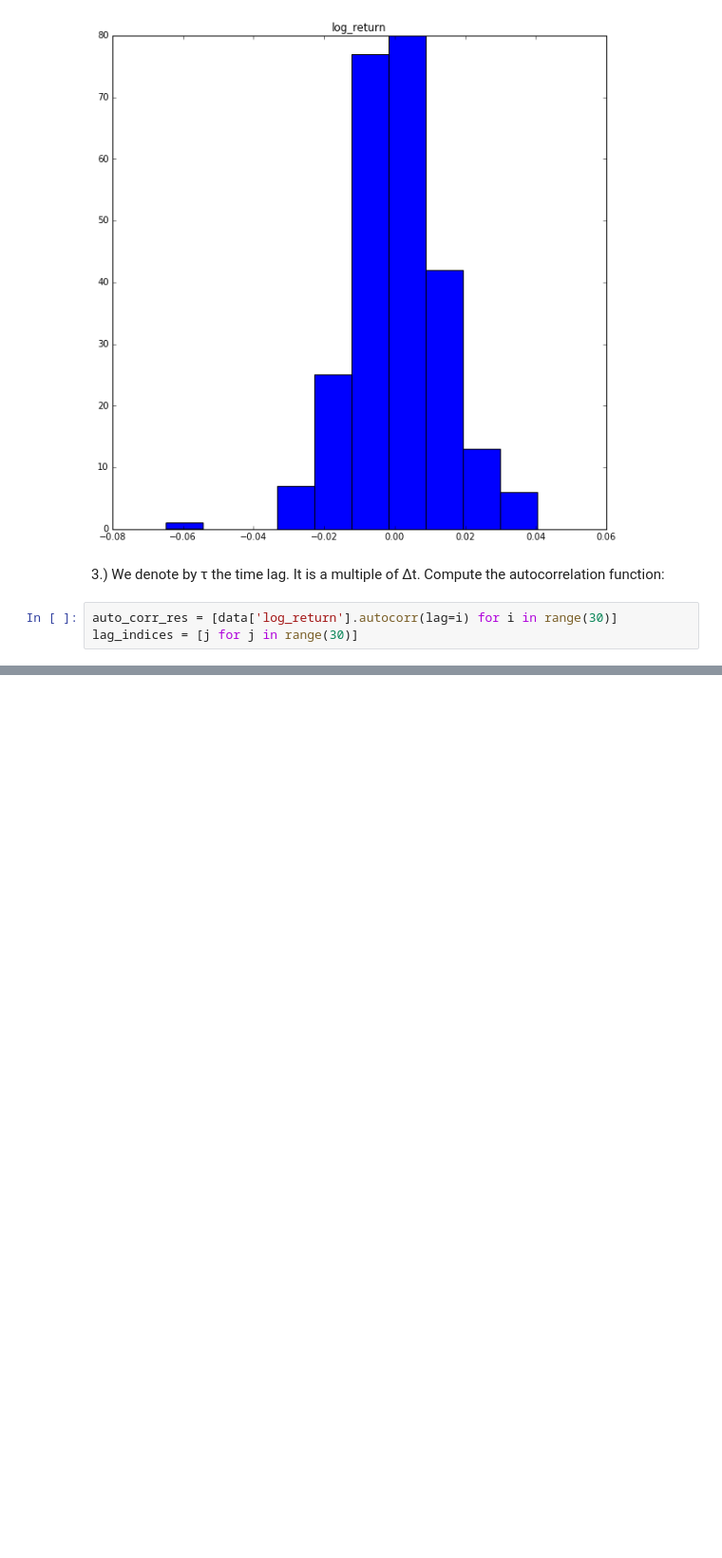
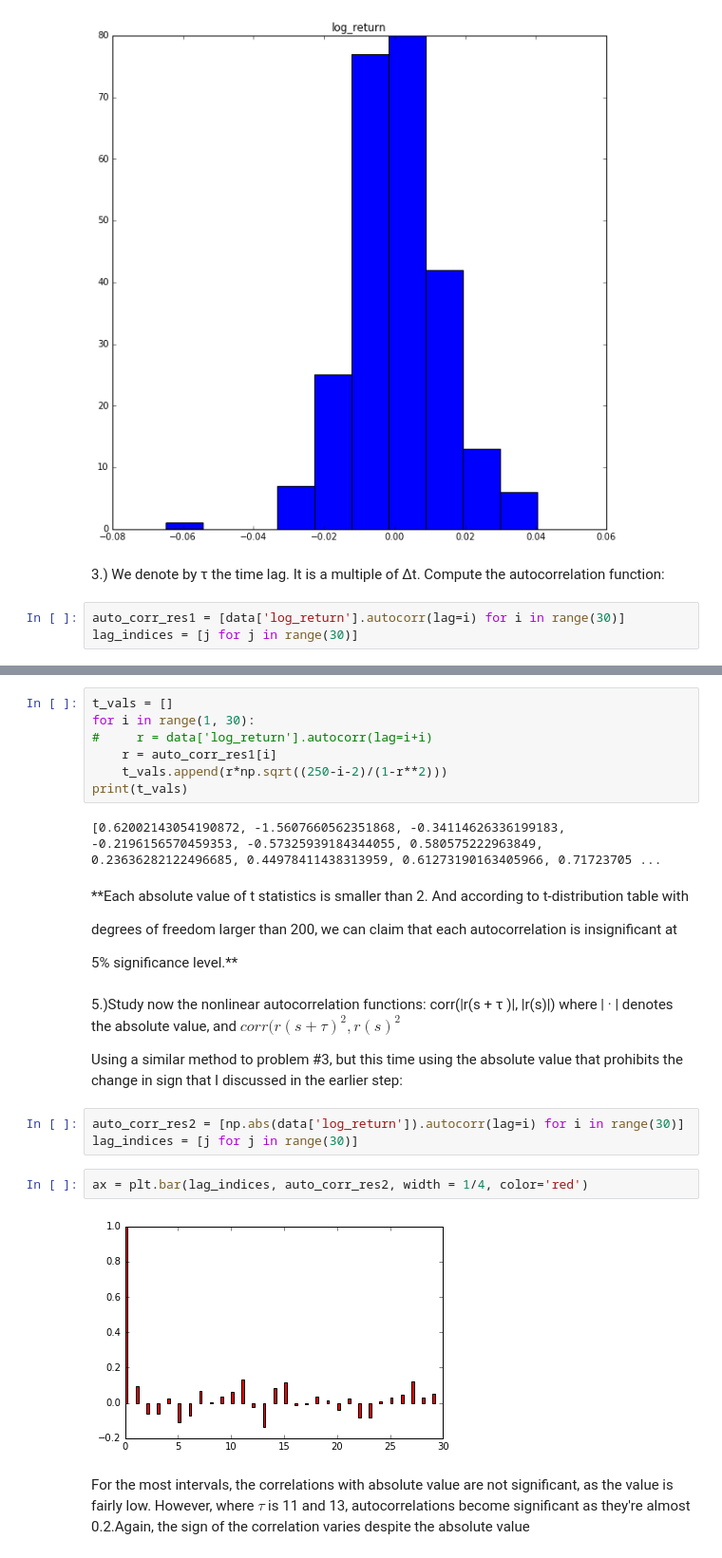
Before and after one commit to arkilic/notebooks, a Jupyter notebook: Pandas-- Time series exercise.ipynb, the cells around one changed output, grey strips where cells are left out. Shown at 95% size. Cells and saved outputs as stored; diff of their text form; blank space fills up the shorter version.

Commit message:
More correlation work via pandas. getting a hang of it

```diff
--- a/Pandas-- Time series exercise.ipynb
+++ b/Pandas-- Time series exercise.ipynb
@@ -58,6 +58,6 @@ array([[<matplotlib.axes._subplots.AxesSubplot object at 0x...>]], dtype=object)
 3.) We denote by τ the time lag. It is a multiple of ∆t. Compute
 the autocorrelation function:
 # %%
-auto_corr_res = [data['log_return'].autocorr(lag=i) for i in range(30)]
+auto_corr_res1 = [data['log_return'].autocorr(lag=i) for i in range(30)]
 lag_indices = [j for j in range(30)]
 # %%
@@ -88,0 +93,31 @@ auto_corr_res
+# %%
+t_vals = []
+for i in range(1, 30):
+#     r = data['log_return'].autocorr(lag=i+i)
+    r = auto_corr_res1[i]
+    t_vals.append(r*np.sqrt((250-i-2)/(1-r**2)))
+print(t_vals)
+# %% [output]
+[0.62002143054190872, -1.5607660562351868, -0.34114626336199183, -0.2196156570459353, -0.57325939184344055, 0.580575222963849, 0.23636282122496685, 0.44978411438313959, 0.61273190163405966, 0.71723705 ...
+# %% [markdown]
+**Each absolute value of t statistics is smaller than 2. And according to t-distribution table with
+
+degrees of freedom larger than 200, we can claim that each autocorrelation is insignificant at
+
+5% significance level.**
+# %% [markdown]
+5.)Study now the nonlinear autocorrelation functions:
+corr(|r(s + τ )|, |r(s)|)
+where | · | denotes the absolute value, and
+$corr(r(s + τ )^{2}, r(s)^2$
+
+Using a similar method to problem #3, but this time using the absolute value that prohibits the change in sign that I discussed in the earlier step:
+# %%
+auto_corr_res2 = [np.abs(data['log_return']).autocorr(lag=i) for i in range(30)]
+lag_indices = [j for j in range(30)]
+# %%
+ax = plt.bar(lag_indices, auto_corr_res2, width = 1/4, color='red')
+# %% [output]
+[figure, added]
+# %% [markdown]
+For the most intervals, the correlations with absolute value are not significant, as the value is fairly low. However, where $\tau$ is 11 and 13, autocorrelations become significant as they're almost 0.2.Again, the sign of the correlation varies despite the absolute value
```
Also changed, not shown: parts of 10 cells of this notebook, 3 other files.
